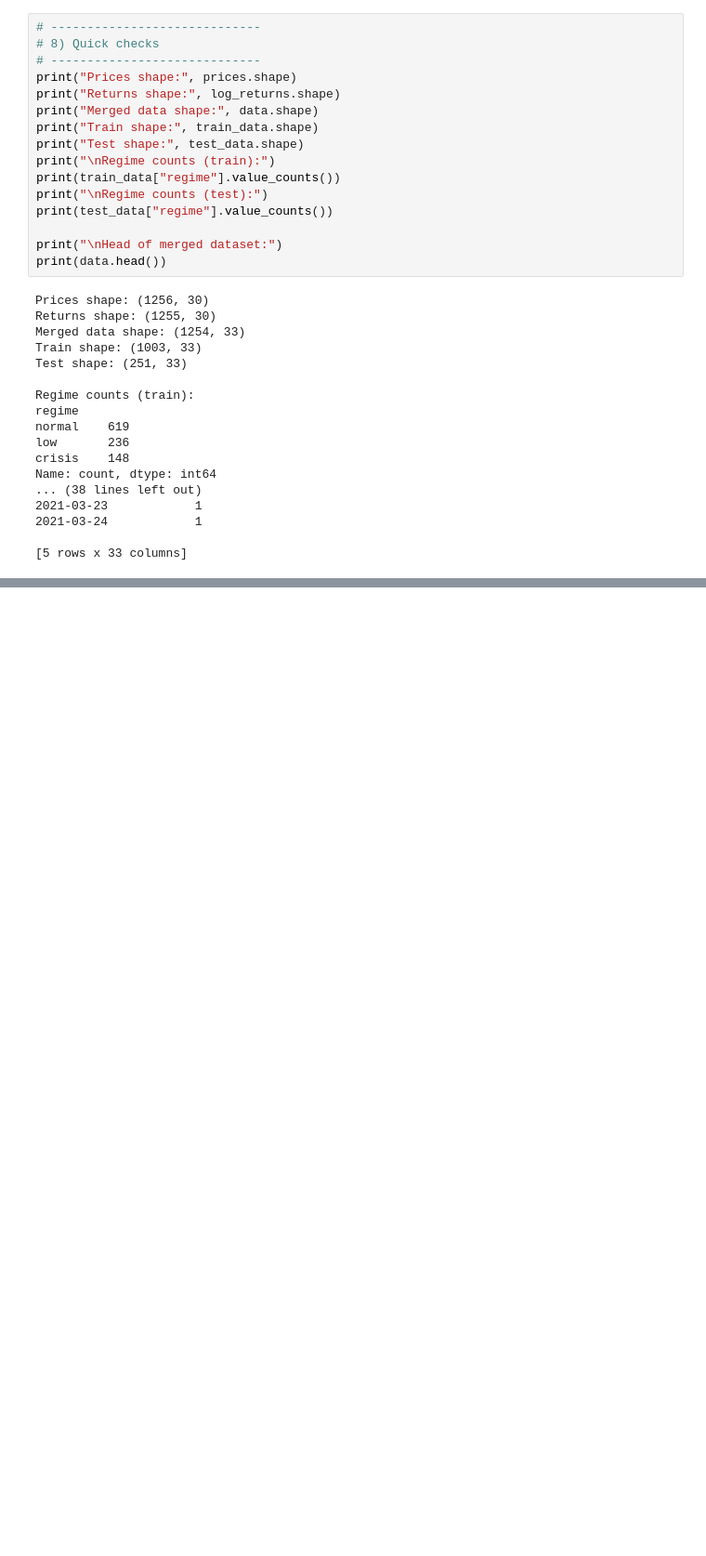
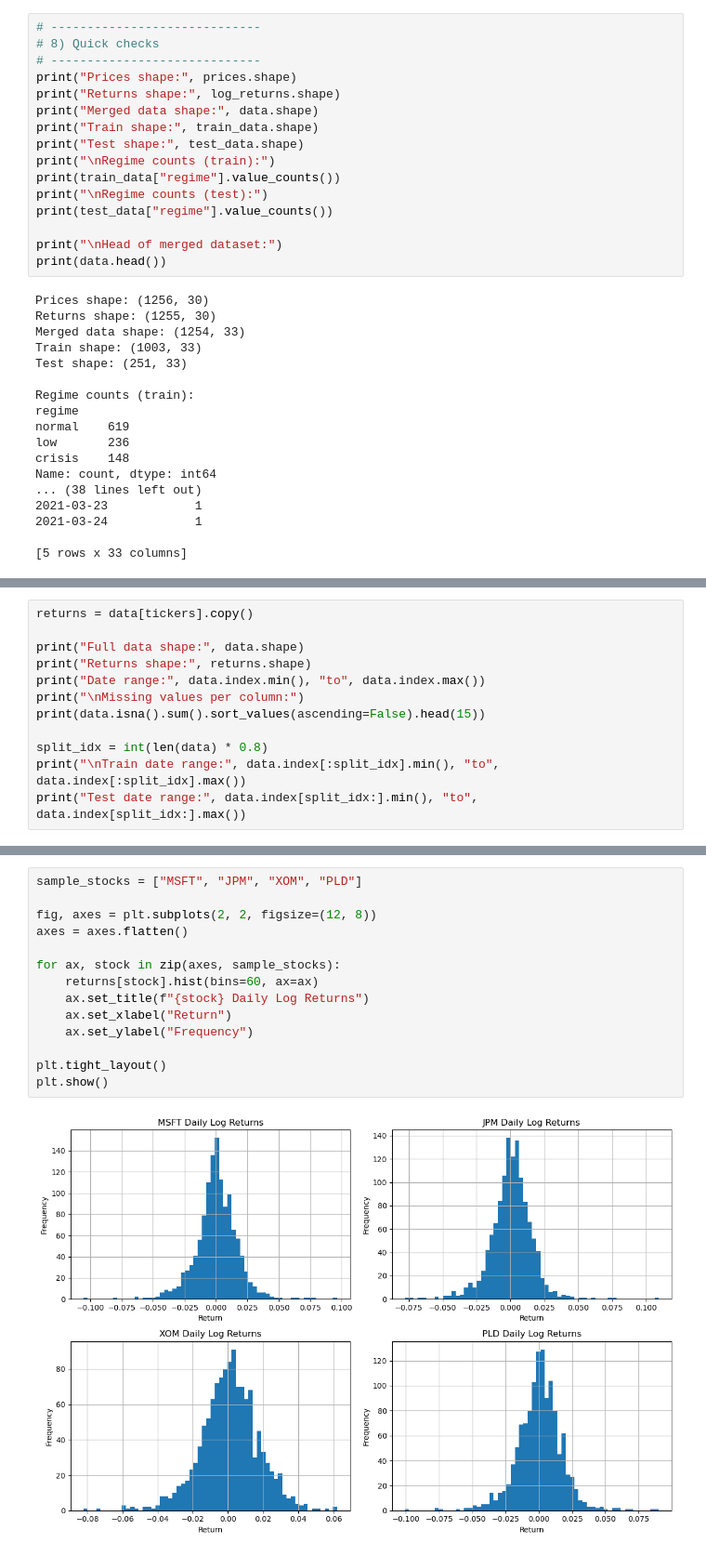
Before and after one commit to Xander-Coles/market-shocks, a Jupyter notebook: Data_Collection_Market_Shocks.ipynb, the cells around one changed output, grey strips where cells are left out. Shown at 93% size. Saved outputs shown, nothing was run; the diff lists cells and outputs as text; blank space fills up the shorter version.

```diff
--- a/Data_Collection_Market_Shocks.ipynb
+++ b/Data_Collection_Market_Shocks.ipynb
@@ -142,0 +193,12 @@ Name: count, dtype: int64
+# %%
+returns = data[tickers].copy()
+
+print("Full data shape:", data.shape)
+print("Returns shape:", returns.shape)
+print("Date range:", data.index.min(), "to", data.index.max())
+print("\nMissing values per column:")
+print(data.isna().sum().sort_values(ascending=False).head(15))
+
+split_idx = int(len(data) * 0.8)
+print("\nTrain date range:", data.index[:split_idx].min(), "to", data.index[:split_idx].max())
+print("Test date range:", data.index[split_idx:].min(), "to", data.index[split_idx:].max())
@@ -142,0 +285,16 @@ Name: count, dtype: int64
+# %%
+sample_stocks = ["MSFT", "JPM", "XOM", "PLD"]
+
+fig, axes = plt.subplots(2, 2, figsize=(12, 8))
+axes = axes.flatten()
+
+for ax, stock in zip(axes, sample_stocks):
+    returns[stock].hist(bins=60, ax=ax)
+    ax.set_title(f"{stock} Daily Log Returns")
+    ax.set_xlabel("Return")
+    ax.set_ylabel("Frequency")
+
+plt.tight_layout()
+plt.show()
+# %% [output]
+[figure, added]
```
Also changed, not shown: parts of 9 cells of this notebook.
